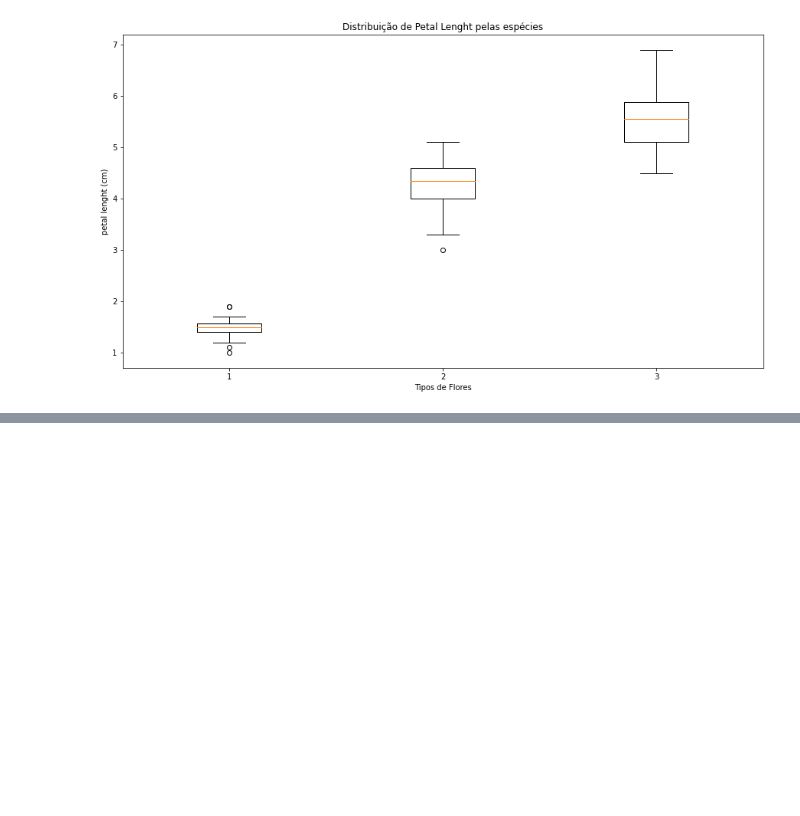
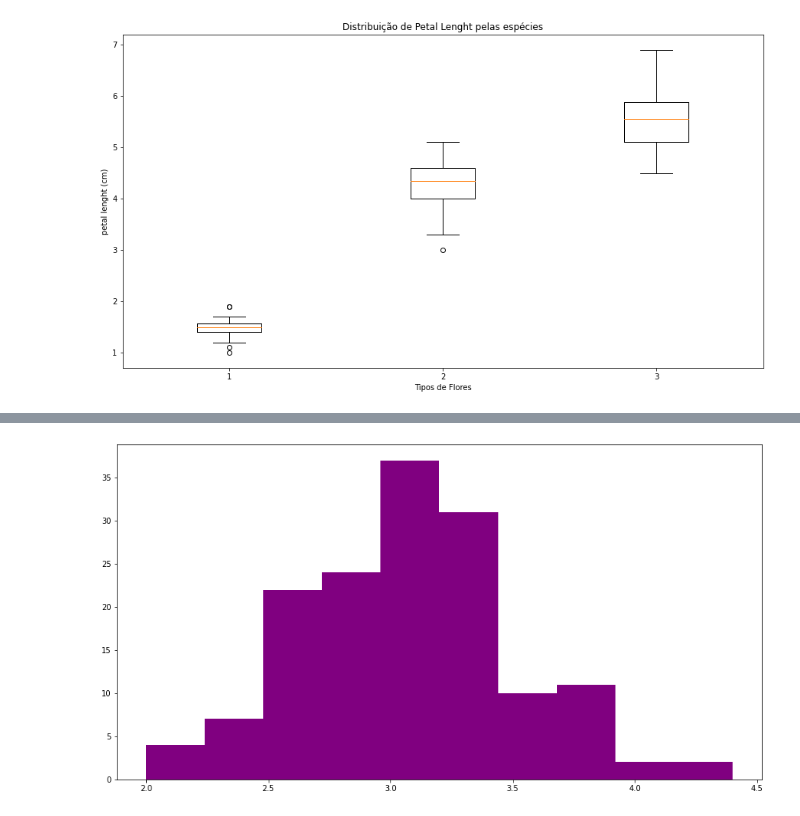
Before and after one commit to diegonogare/MachineLearning, a Jupyter notebook: analise_exploratoria_descritiva_Dataset_Iris.ipynb, the cells around one changed output, grey strips where cells are left out. Saved outputs shown, nothing was run; the diff lists cells and outputs as text; code cells hidden in the pictures; blank space fills up the shorter version.

Commit message:
Inclusão do histograma na exploração dos dados

```diff
--- a/analise_exploratoria_descritiva_Dataset_Iris.ipynb
+++ b/analise_exploratoria_descritiva_Dataset_Iris.ipynb
@@ -223,0 +234,5 @@ plt.show()
+# %%
+plt.figure(figsize=(15,8))
+plt.hist(df['sepal width (cm)'], color='purple');
+# %% [output]
+[figure, added]
```
Also changed, not shown: parts of 5 cells of this notebook.
